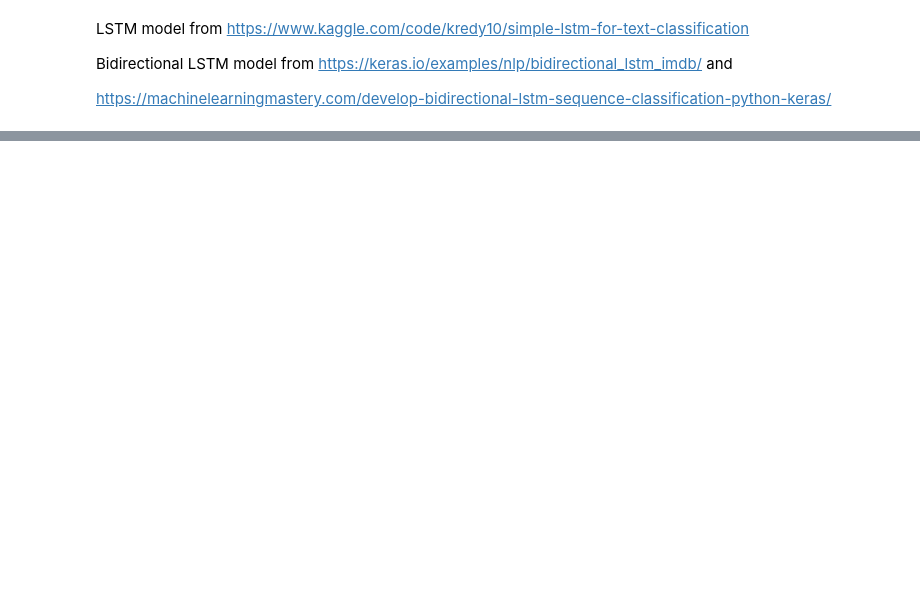
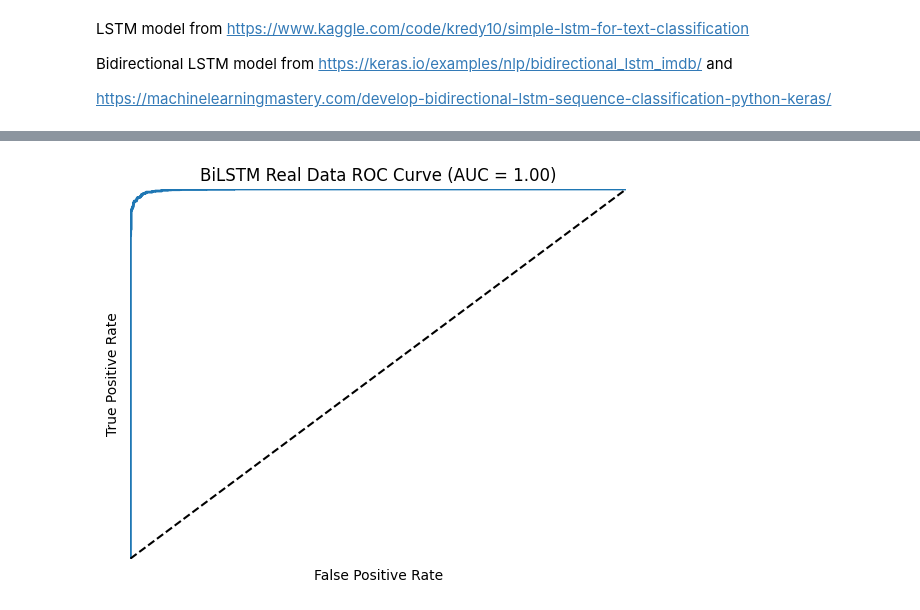
Before and after one commit to michellejieli/Whoop, a Jupyter notebook: lstm.ipynb, the cells around one changed output, grey strips where cells are left out. Cells and saved outputs as stored; diff of their text form; code cells hidden in the pictures; blank space fills up the shorter version.

```diff
--- a/lstm.ipynb
+++ b/lstm.ipynb
@@ -135,0 +198,29 @@ print('Test set\n  Loss: {:0.3f}\n  Accuracy: {:0.3f}'.format(accr[0],accr[1]))
+# %%
+# roc curve for classes
+fpr, tpr, thresholds = roc_curve(y_test[:,1], y_pred[:,1])
+def plot_roc_curve(fpr, tpr, label=None):
+    plt.plot(fpr, tpr, linewidth=2, label=label)
+    plt.plot([0, 1], [0, 1], 'k--')
+    plt.axis([0, 1, 0, 1])
+    plt.xlabel('False Positive Rate')
+    plt.ylabel('True Positive Rate')
+    # set background color to white
+    plt.gca().set_facecolor('white')
+    # remove ticks
+    plt.xticks([])
+    plt.yticks([])
+    # remove edges
+    plt.gca().spines['top'].set_visible(False)
+    plt.gca().spines['right'].set_visible(False)
+    plt.gca().spines['bottom'].set_visible(False)
+    plt.gca().spines['left'].set_visible(False)
+
+# plot ROC curve and save
+biLSTM_real_roc = plot_roc_curve(fpr, tpr)
+
+# add AUC score
+auc_score = auc(fpr, tpr)
+plt.title('BiLSTM Real Data ROC Curve (AUC = %0.2f)' % auc_score)
+plt.savefig('plots/biLSTM_real_data_roc.png')
+# %% [output]
+[figure, added]
```
Also changed, not shown: parts of 22 cells of this notebook, 26 other files.
